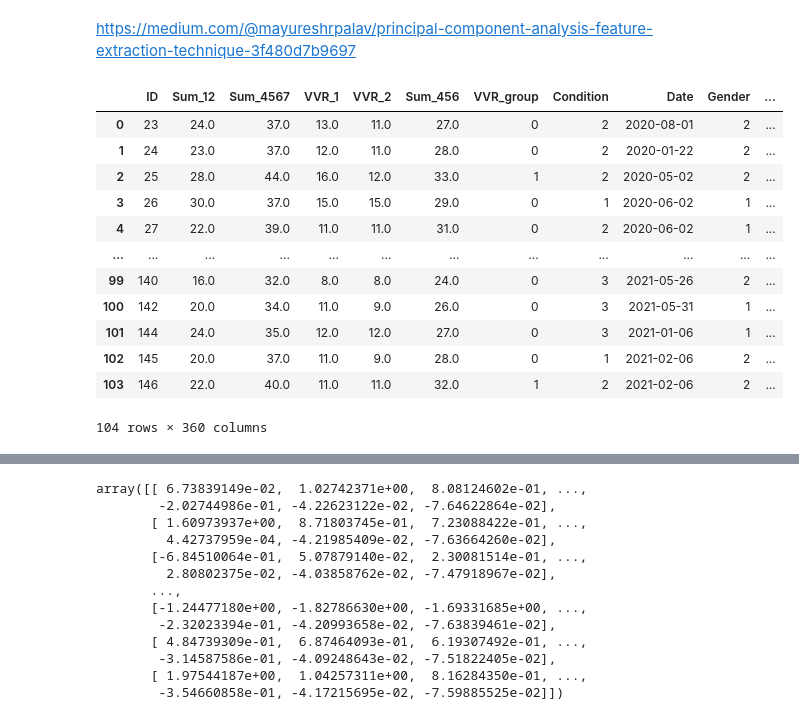
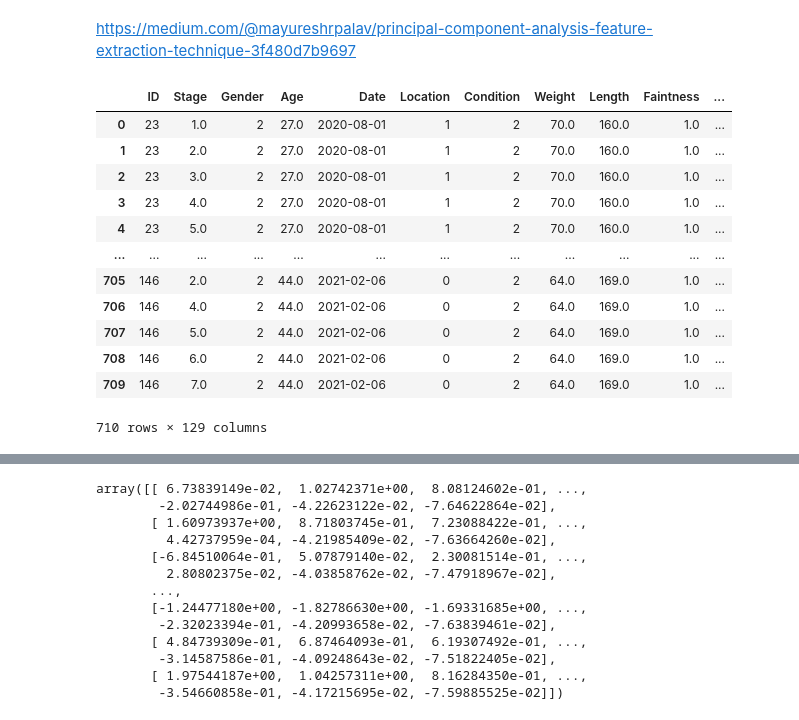
Before and after one commit to DionneSpaltman/predicting_VVR, a Jupyter notebook: processing/dimensionality_reduction.ipynb, the cells around one changed output, grey strips where cells are left out. Cells and saved outputs as stored; diff of their text form; code cells hidden in the pictures.

```diff
--- a/processing/dimensionality_reduction.ipynb
+++ b/processing/dimensionality_reduction.ipynb
@@ -9,25 +9,28 @@ import matplotlib.pyplot as plt
 import numpy as np
 import pickle
 # %%
-file_path = '/Users/dionnespaltman/Desktop/V4/complete_dataset.csv'
-complete_dataset = pd.read_csv(file_path, sep=',')
-if 'Unnamed: 0' in complete_dataset.columns:
-    complete_dataset.drop(columns=['Unnamed: 0'], inplace=True)
-display(complete_dataset)
+file_path = "/Users/dionnespaltman/Desktop/V6/merged_df_03-06-2024.csv"
+
+merged_df = pd.read_csv(file_path, sep=',')
+
+if 'Unnamed: 0' in merged_df.columns:
+    merged_df.drop(columns=['Unnamed: 0'], inplace=True)
+
+display(merged_df)
 # %% [output]
-|  | ID | Sum_12 | Sum_4567 | VVR_1 | VVR_2 | Sum_456 | VVR_group | Condition | Date | Gender | ... |
-| 0 | 23 | 24.0 | 37.0 | 13.0 | 11.0 | 27.0 | 0 | 2 | 2020-08-01 | 2 | ... |
-| 1 | 24 | 23.0 | 37.0 | 12.0 | 11.0 | 28.0 | 0 | 2 | 2020-01-22 | 2 | ... |
-| 2 | 25 | 28.0 | 44.0 | 16.0 | 12.0 | 33.0 | 1 | 2 | 2020-05-02 | 2 | ... |
-| 3 | 26 | 30.0 | 37.0 | 15.0 | 15.0 | 29.0 | 0 | 1 | 2020-06-02 | 1 | ... |
-| 4 | 27 | 22.0 | 39.0 | 11.0 | 11.0 | 31.0 | 0 | 2 | 2020-06-02 | 1 | ... |
+|  | ID | Stage | Gender | Age | Date | Location | Condition | Weight | Length | Faintness | ... |
+| 0 | 23 | 1.0 | 2 | 27.0 | 2020-08-01 | 1 | 2 | 70.0 | 160.0 | 1.0 | ... |
+| 1 | 23 | 2.0 | 2 | 27.0 | 2020-08-01 | 1 | 2 | 70.0 | 160.0 | 1.0 | ... |
+| 2 | 23 | 3.0 | 2 | 27.0 | 2020-08-01 | 1 | 2 | 70.0 | 160.0 | 1.0 | ... |
+| 3 | 23 | 4.0 | 2 | 27.0 | 2020-08-01 | 1 | 2 | 70.0 | 160.0 | 1.0 | ... |
+| 4 | 23 | 5.0 | 2 | 27.0 | 2020-08-01 | 1 | 2 | 70.0 | 160.0 | 1.0 | ... |
 | ... | ... | ... | ... | ... | ... | ... | ... | ... | ... | ... | ... |
-| 99 | 140 | 16.0 | 32.0 | 8.0 | 8.0 | 24.0 | 0 | 3 | 2021-05-26 | 2 | ... |
-| 100 | 142 | 20.0 | 34.0 | 11.0 | 9.0 | 26.0 | 0 | 3 | 2021-05-31 | 1 | ... |
-| 101 | 144 | 24.0 | 35.0 | 12.0 | 12.0 | 27.0 | 0 | 3 | 2021-01-06 | 1 | ... |
-| 102 | 145 | 20.0 | 37.0 | 11.0 | 9.0 | 28.0 | 0 | 1 | 2021-02-06 | 2 | ... |
-| 103 | 146 | 22.0 | 40.0 | 11.0 | 11.0 | 32.0 | 1 | 2 | 2021-02-06 | 2 | ... |
+| 705 | 146 | 2.0 | 2 | 44.0 | 2021-02-06 | 0 | 2 | 64.0 | 169.0 | 1.0 | ... |
+| 706 | 146 | 4.0 | 2 | 44.0 | 2021-02-06 | 0 | 2 | 64.0 | 169.0 | 1.0 | ... |
+| 707 | 146 | 5.0 | 2 | 44.0 | 2021-02-06 | 0 | 2 | 64.0 | 169.0 | 1.0 | ... |
+| 708 | 146 | 6.0 | 2 | 44.0 | 2021-02-06 | 0 | 2 | 64.0 | 169.0 | 1.0 | ... |
+| 709 | 146 | 7.0 | 2 | 44.0 | 2021-02-06 | 0 | 2 | 64.0 | 169.0 | 1.0 | ... |
-104 rows × 360 columns
+710 rows × 129 columns
 # %%
 import numpy as np
 import matplotlib.pyplot as plt
```
Also changed, not shown: parts of 1 cell of this notebook, 6 other files.
